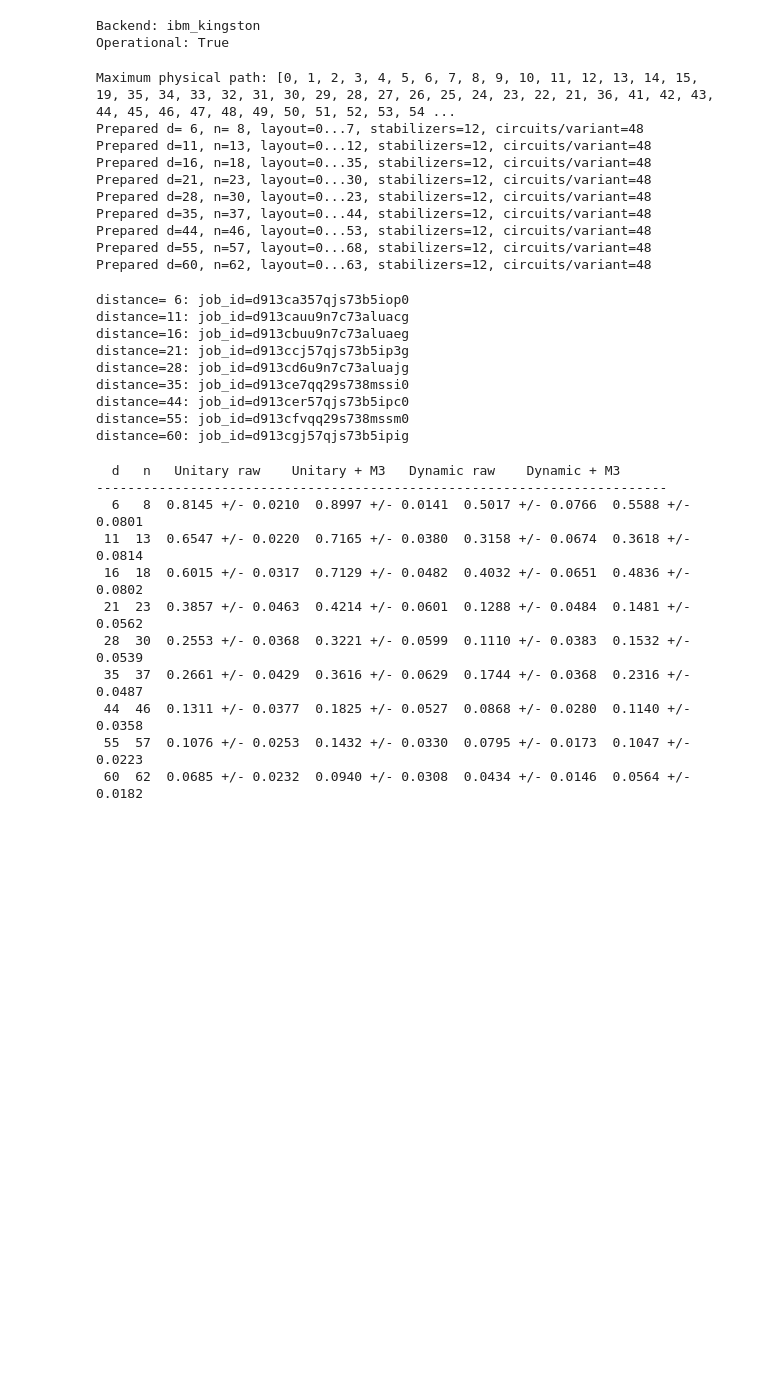
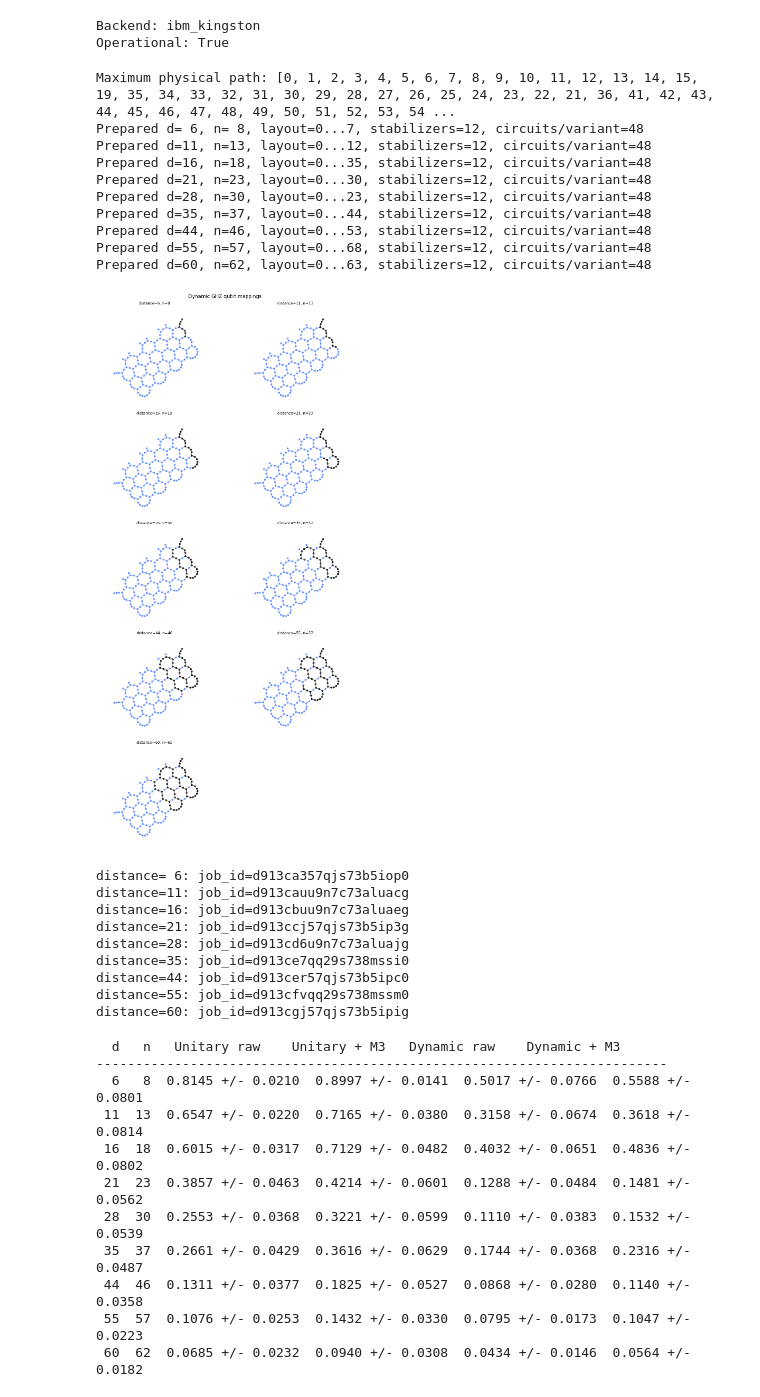
Before and after one commit to kimmmjh/qhackathon_quantumjoa, a Jupyter notebook: p1.ipynb, the cells around one changed output. Saved outputs shown, nothing was run; the diff lists cells and outputs as text; code cells hidden in the pictures; blank space fills up the shorter version.

```diff
--- a/p1.ipynb
+++ b/p1.ipynb
@@ -907,6 +907,58 @@ Prepared d=35, n=37, layout=0...44, stabilizers=12, circuits/variant=48
 Prepared d=44, n=46, layout=0...53, stabilizers=12, circuits/variant=48
 Prepared d=55, n=57, layout=0...68, stabilizers=12, circuits/variant=48
 Prepared d=60, n=62, layout=0...63, stabilizers=12, circuits/variant=48
+# %%
+import math
+from IPython.display import display
+from qiskit.visualization import plot_circuit_layout
+
+# All twirled stabilizer circuits for a given distance use the same layout,
+# so the first transpiled dynamic circuit is representative.
+ncols = 2
+nrows = math.ceil(len(hardware_distances) / ncols)
+
+fig, axes = plt.subplots(
+    nrows,
+    ncols,
+    figsize=(4.8 * ncols, 3.8 * nrows),
+    constrained_layout=True,
+)
+
+axes = np.atleast_1d(axes).ravel()
+
+for ax, distance in zip(axes, hardware_distances):
+    experiment = hardware_experiments[distance]
+    dynamic_isa_circuit = experiment["isa_dynamic"][0]
+
+    # plot_circuit_layout은 독립 Figure를 생성함
+    layout_fig = plot_circuit_layout(
+        circuit=dynamic_isa_circuit,
+        backend=hardware_backend,
+        view="physical",
+    )
+
+    # 생성된 Figure를 이미지 배열로 변환해 subplot에 삽입
+    layout_fig.canvas.draw()
+    image = np.asarray(layout_fig.canvas.buffer_rgba())
+
+    ax.imshow(image)
+    ax.set_title(
+        f"distance={distance}, n={experiment['n_qubits']}",
+        fontsize=9,
+        pad=4,
+    )
+    ax.axis("off")
+
+    plt.close(layout_fig)
+
+for ax in axes[len(hardware_distances):]:
+    ax.axis("off")
+
+fig.suptitle("Dynamic GHZ qubit mappings", fontsize=12)
+display(fig)
+plt.close(fig)
+# %% [output]
+[figure, added]
 # %%
 # Keep disabled until the complete sweep is ready to consume QPU time.
 SUBMIT_TO_HARDWARE = True
```
Also changed, not shown: parts of 3 cells of this notebook, 2 other files.
